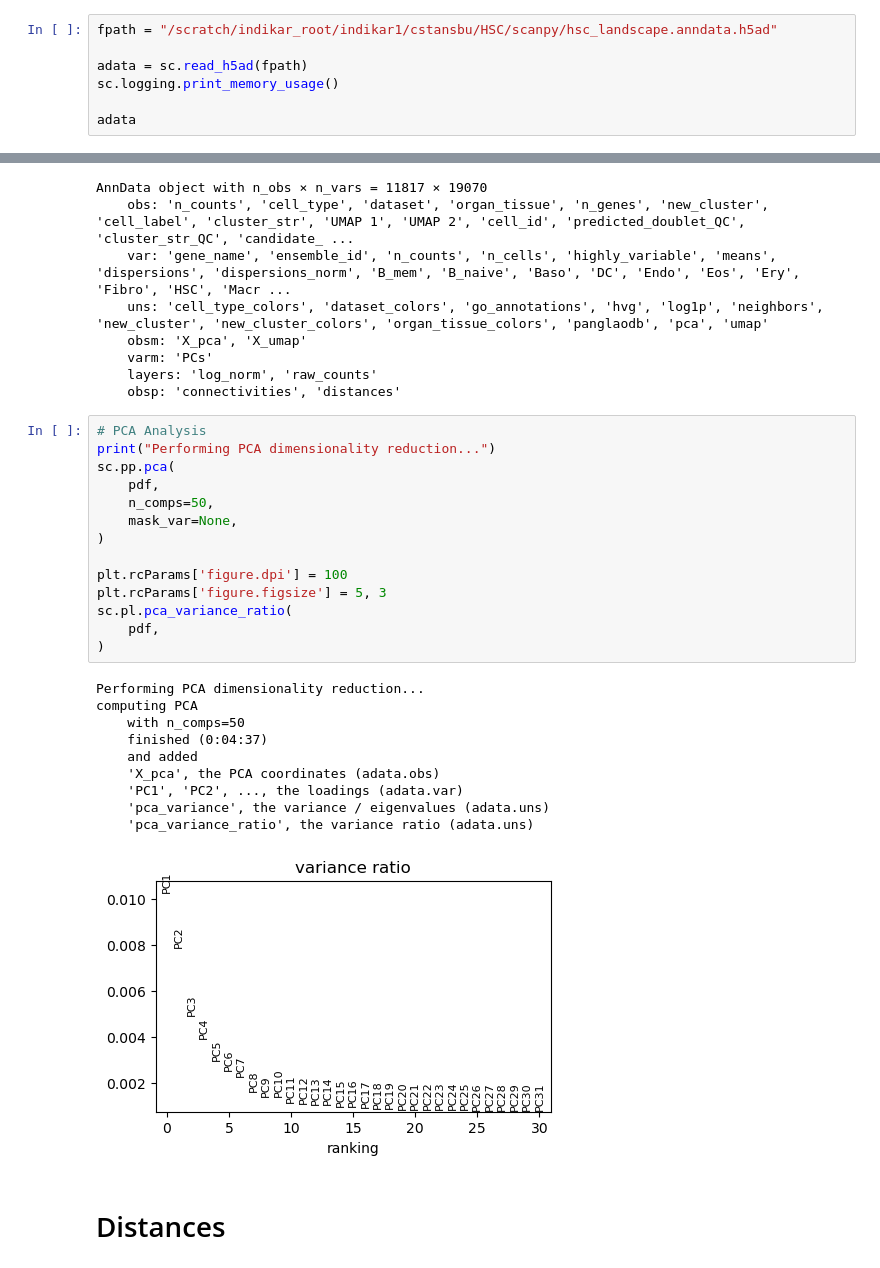
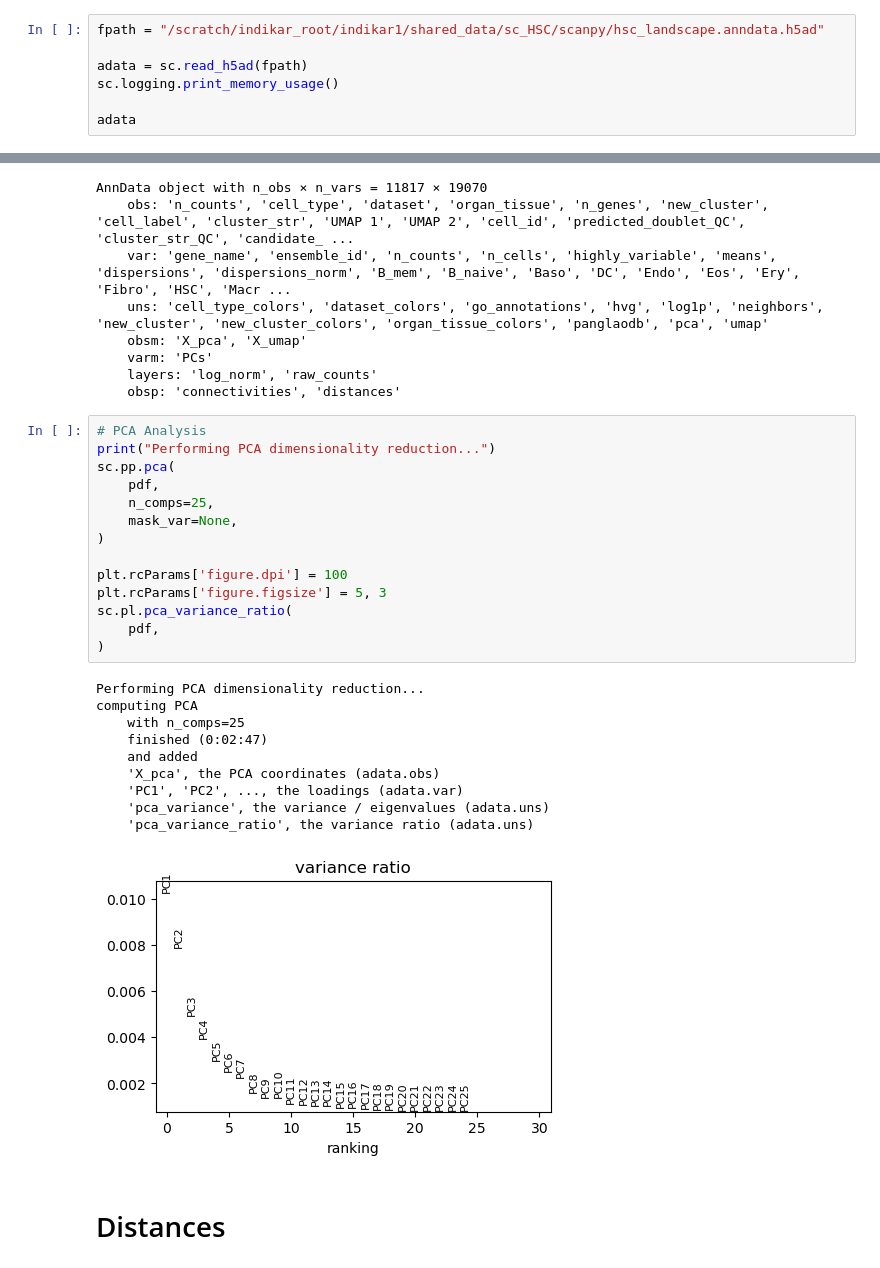
Before and after one commit to CooperStansbury/ONT-single-cell, a Jupyter notebook: notebooks/FIGURE_4_DISTANCE.ipynb, the cells around one changed output, grey strips where cells are left out. Saved outputs shown, nothing was run; the diff lists cells and outputs as text.

```diff
--- a/notebooks/FIGURE_4_DISTANCE.ipynb
+++ b/notebooks/FIGURE_4_DISTANCE.ipynb
@@ -21,7 +21,7 @@ import plotting as plt2
 # %%
 sc.settings.verbosity = 4
 # %%
-fpath = "/scratch/indikar_root/indikar1/cstansbu/HSC/scanpy/hsc_landscape.anndata.h5ad"
+fpath = "/scratch/indikar_root/indikar1/shared_data/sc_HSC/scanpy/hsc_landscape.anndata.h5ad"
 
 adata = sc.read_h5ad(fpath)
 sc.logging.print_memory_usage()
@@ -150,28 +150,28 @@ AnnData object with n_obs × n_vars = 11817 × 19070
 # %%
 # PCA Analysis
 print("Performing PCA dimensionality reduction...")
 sc.pp.pca(
     pdf,
-    n_comps=50,
+    n_comps=25,
     mask_var=None,
 )
 
 plt.rcParams['figure.dpi'] = 100
 plt.rcParams['figure.figsize'] = 5, 3
 sc.pl.pca_variance_ratio(
     pdf,
 )
 # %% [output]
 Performing PCA dimensionality reduction...
 computing PCA
-    with n_comps=50
-    finished (0:04:37)
+    with n_comps=25
+    finished (0:02:47)
     and added
     'X_pca', the PCA coordinates (adata.obs)
     'PC1', 'PC2', ..., the loadings (adata.var)
     'pca_variance', the variance / eigenvalues (adata.uns)
     'pca_variance_ratio', the variance ratio (adata.uns)
-[figure, old version]
+[figure, new version]
 # %% [markdown]
 # Distances
 # %%
```
Also changed, not shown: parts of 19 cells of this notebook, 4 other files.
